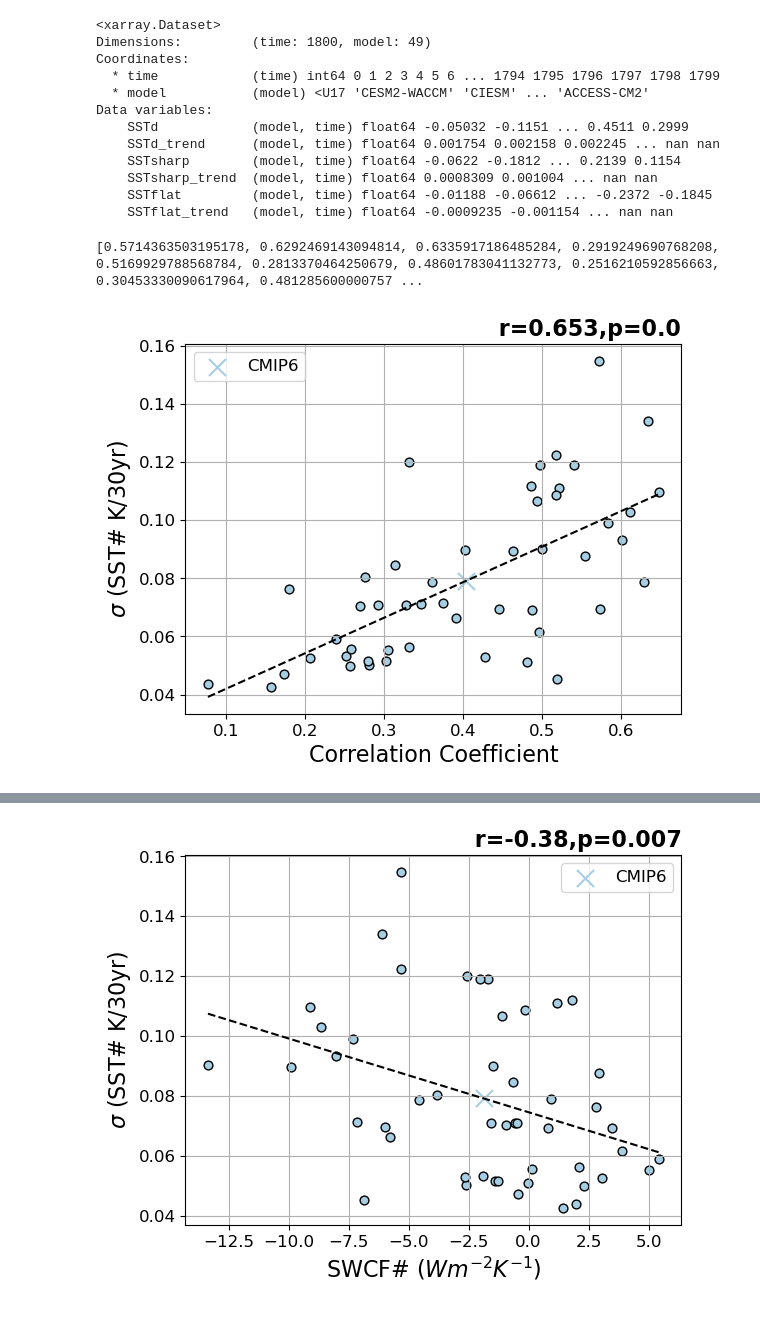
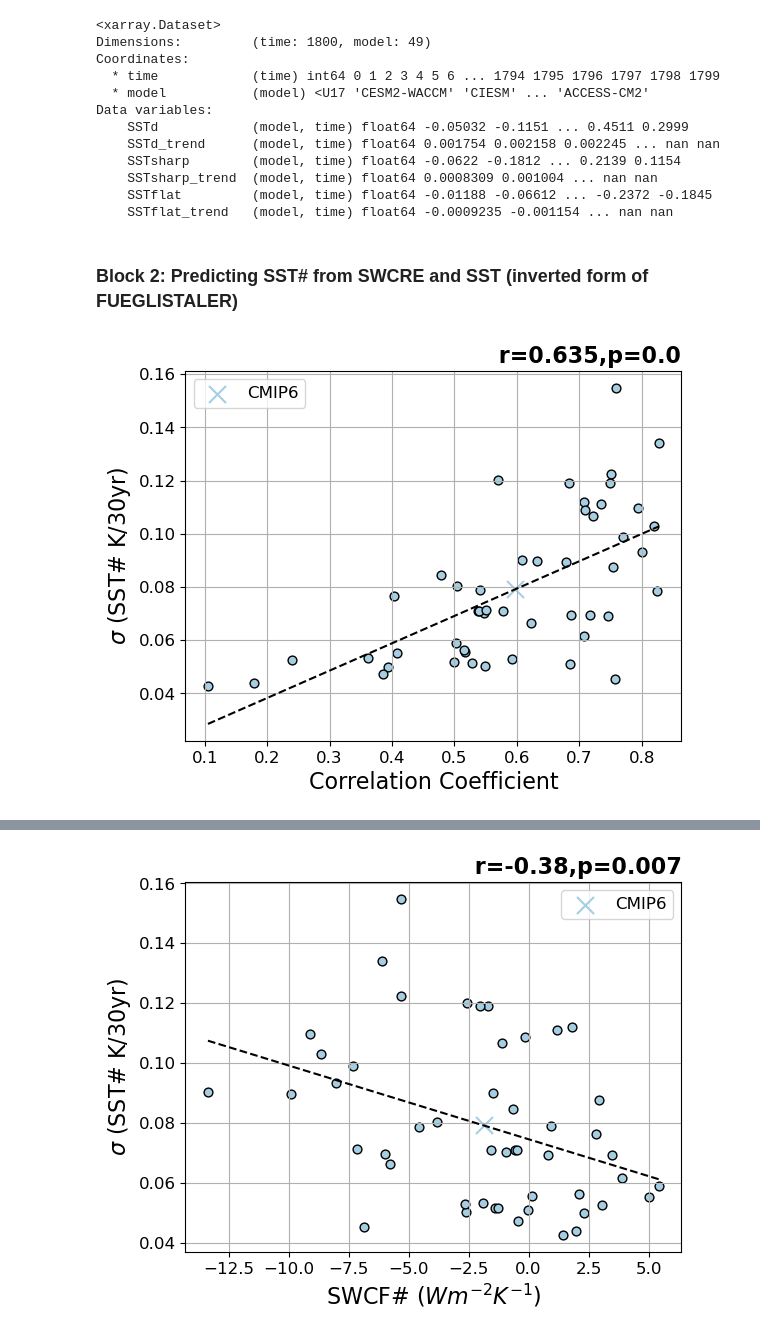
Before and after one commit to zacespinosa/tropical_pacific_clouds, a Jupyter notebook: SSTsharp.ipynb, the cells around one changed output, grey strips where cells are left out. Saved outputs shown, nothing was run; the diff lists cells and outputs as text; code cells hidden in the pictures.

```diff
--- a/SSTsharp.ipynb
+++ b/SSTsharp.ipynb
@@ -1211,16 +1202,39 @@ Data variables:
     SSTsharp_trend  (model, time) float64 0.0008309 0.001004 ... nan nan
     SSTflat         (model, time) float64 -0.01188 -0.06612 ... -0.2372 -0.1845
     SSTflat_trend   (model, time) float64 -0.0009235 -0.001154 ... nan nan
+# %%
+# Multi (Pred SST#)
+r, swcfinv, sstmean = [], [], []
+# Multi (Pred CRE)
+r_bar, swcfinv_bar, sstmean_bar = [], [], []
+# Single
+sin_sstmean, sin_swcremean, sin_sstmean_bar, sin_sstsharp_bar = [], [], [], []
+for model in list(res.keys()):
+    # Multivariate Block 1: Predicting SWCRE from SST# and SST
+    r.append(res[model]["Multi_reg"].rvalue)
+    swcfinv.append(-res[model]["Multi_regr"].coef_[1])
+    sstmean.append(res[model]["Multi_regr"].coef_[0])
+
+    # Multivariate Block 2: Predicting SST# from SWCRE and SST
+    r_bar.append(res[model]["Multi_reg_inv"].rvalue)
+    swcfinv_bar.append(-res[model]["Multi_regr_inv"].coef_[1])
+    sstmean_bar.append(res[model]["Multi_regr_inv"].coef_[0])
+
+    # Single variate
+    sin_sstmean.append(res[model]["SSTBar_reg"].rvalue)
+    sin_swcremean.append(res[model]["SWCREBar_reg"].rvalue)
+    sin_sstmean_bar.append(res[model]["SSTBar_reg_inv"].rvalue)
+    sin_sstsharp_bar.append(res[model]["SST#_reg_inv"].rvalue)
+
+swcfinv = np.array(swcfinv)
+sstmean = np.array(sstmean)
+swcfinv_bar = np.array(swcfinv_bar)
+sstmean_bar = np.array(sstmean_bar)
+# %% [markdown]
+### Block 2: Predicting SST# from SWCRE and SST (inverted form of FUEGLISTALER)
 # %%
-r, swcfinv, sstmean = [], [], []
-for model in list(res.keys()):
-    r.append(res[model]["Multi_reg"].rvalue)
-    swcfinv.append(res[model]["Multi_regr"].coef_[1])
-    sstmean.append(res[model]["Multi_regr"].coef_[0])
-print(r)
 sstsharp_trend = (ds_tos_trends_sharp["SSTsharp_trend"]*12*30).std(["time"], skipna=True)
 create_scatter(r, sstsharp_trend, xlabel=r"Correlation Coefficient", ylabel=r"$\sigma$ (SST# K/30yr)")
 # %% [output]
-[0.5714363503195178, 0.6292469143094814, 0.6335917186485284, 0.2919249690768208, 0.5169929788568784, 0.2813370464250679, 0.48601783041132773, 0.2516210592856663, 0.30453330090617964, 0.481285600000757 ...
-[figure, old version]
+[figure, new version]
 # %%
```
Also changed, not shown: parts of 21 cells of this notebook, 1 other file.
